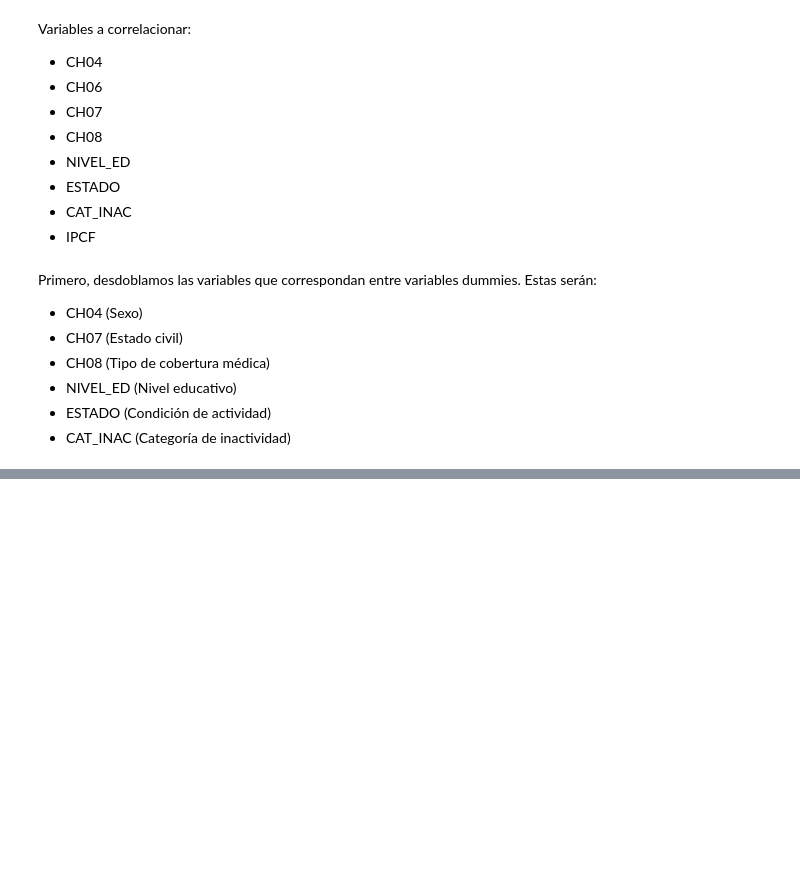
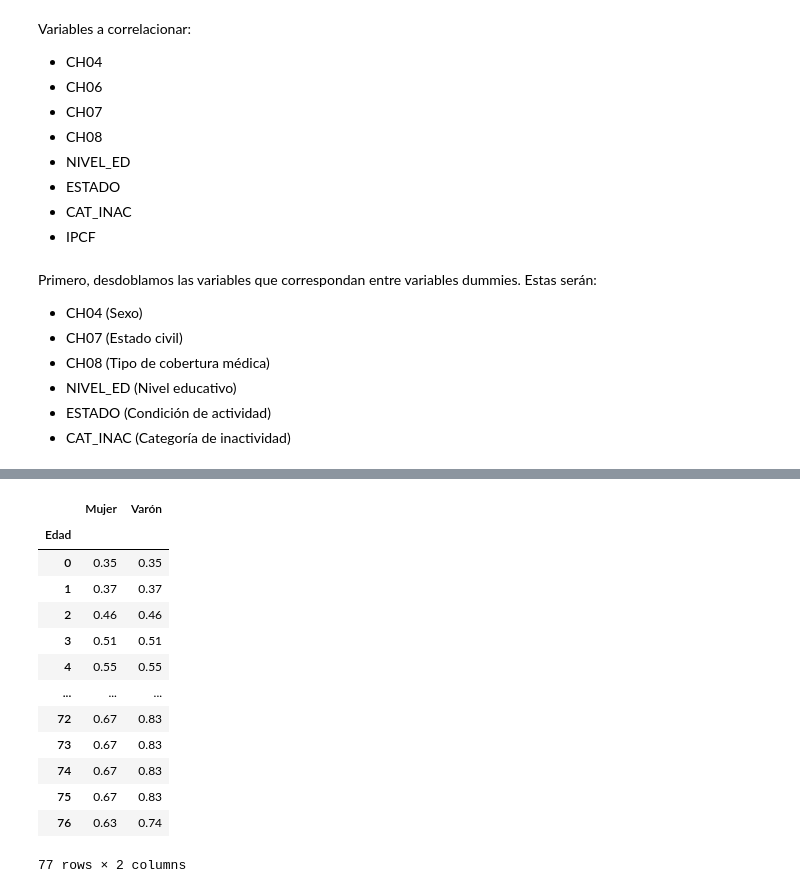
Before and after one commit to StefanoPistoia/Big-Data-Grupo-2, a Jupyter notebook: TP2/BigData_TP2_Grupo2.ipynb, the cells around one changed output, grey strips where cells are left out. Drawn from its saved outputs; the diff is of its cells as text; code cells hidden in the pictures; blank space fills up the shorter version.

```diff
--- a/TP2/BigData_TP2_Grupo2.ipynb
+++ b/TP2/BigData_TP2_Grupo2.ipynb
@@ -879,0 +933,19 @@ plt.show()
+# %%
+#En el archivo de origen, tabla_adulto_equiv.xlsx, hemos creado una nueva hoja homogeneizando la tabla de equivalencias para que pueda ser correctamente normalizada e interpretada por Pandas
+equiv = pd.read_excel("tabla_adulto_equiv.xlsx",sheet_name="Tabla de trabajo")
+equiv.set_index('Edad')
+# %% [output]
+|  | Mujer | Varón |
+| Edad |  |  |
+| 0 | 0.35 | 0.35 |
+| 1 | 0.37 | 0.37 |
+| 2 | 0.46 | 0.46 |
+| 3 | 0.51 | 0.51 |
+| 4 | 0.55 | 0.55 |
+| ... | ... | ... |
+| 72 | 0.67 | 0.83 |
+| 73 | 0.67 | 0.83 |
+| 74 | 0.67 | 0.83 |
+| 75 | 0.67 | 0.83 |
+| 76 | 0.63 | 0.74 |
+77 rows × 2 columns
```
Also changed, not shown: parts of 35 cells of this notebook, 3 other files.
